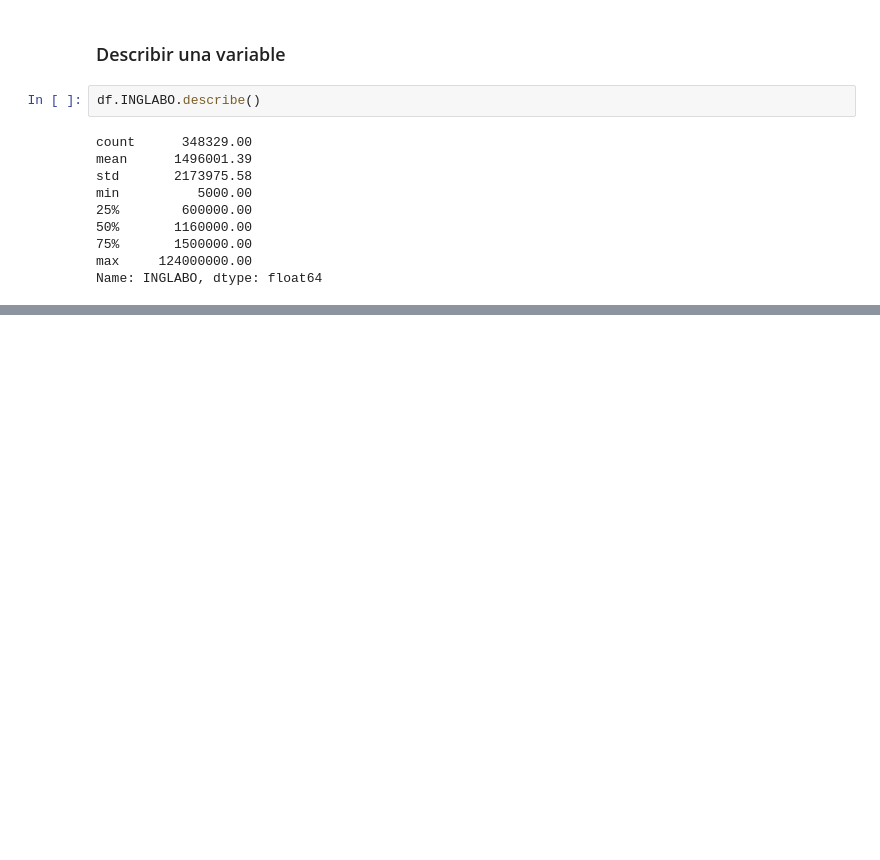
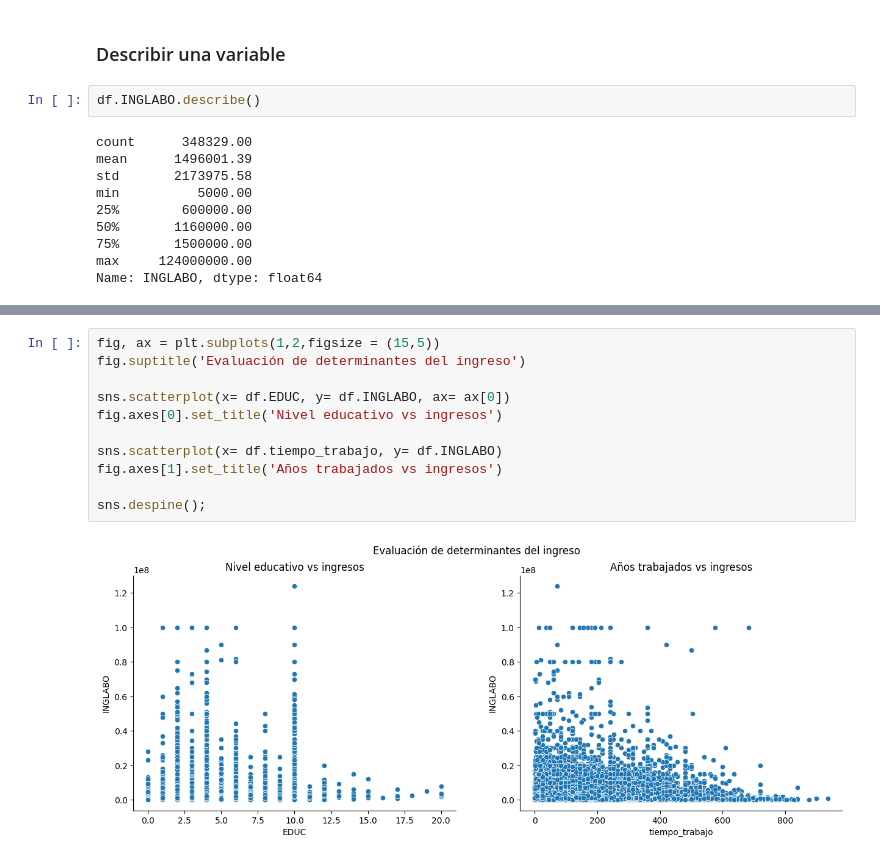
Before and after one commit to julihdez36/Metodos_estadisticos, a Jupyter notebook: Project GEIH 23/1. Estadistica descriptiva.ipynb, the cells around one changed output, grey strips where cells are left out. Drawn from its saved outputs; the diff is of its cells as text; blank space fills up the shorter version.

```diff
--- a/Project GEIH 23/1. Estadistica descriptiva.ipynb
+++ b/Project GEIH 23/1. Estadistica descriptiva.ipynb
@@ -355,0 +443,13 @@ https://ethanweed.github.io/pythonbook/03.01-descriptives.html
+# %%
+fig, ax = plt.subplots(1,2,figsize = (15,5))
+fig.suptitle('Evaluación de determinantes del ingreso')
+
+sns.scatterplot(x= df.EDUC, y= df.INGLABO, ax= ax[0])
+fig.axes[0].set_title('Nivel educativo vs ingresos')
+
+sns.scatterplot(x= df.tiempo_trabajo, y= df.INGLABO)
+fig.axes[1].set_title('Años trabajados vs ingresos')
+
+sns.despine();
+# %% [output]
+[figure, added]
```
Also changed, not shown: parts of 20 cells of this notebook, 1 other file.
